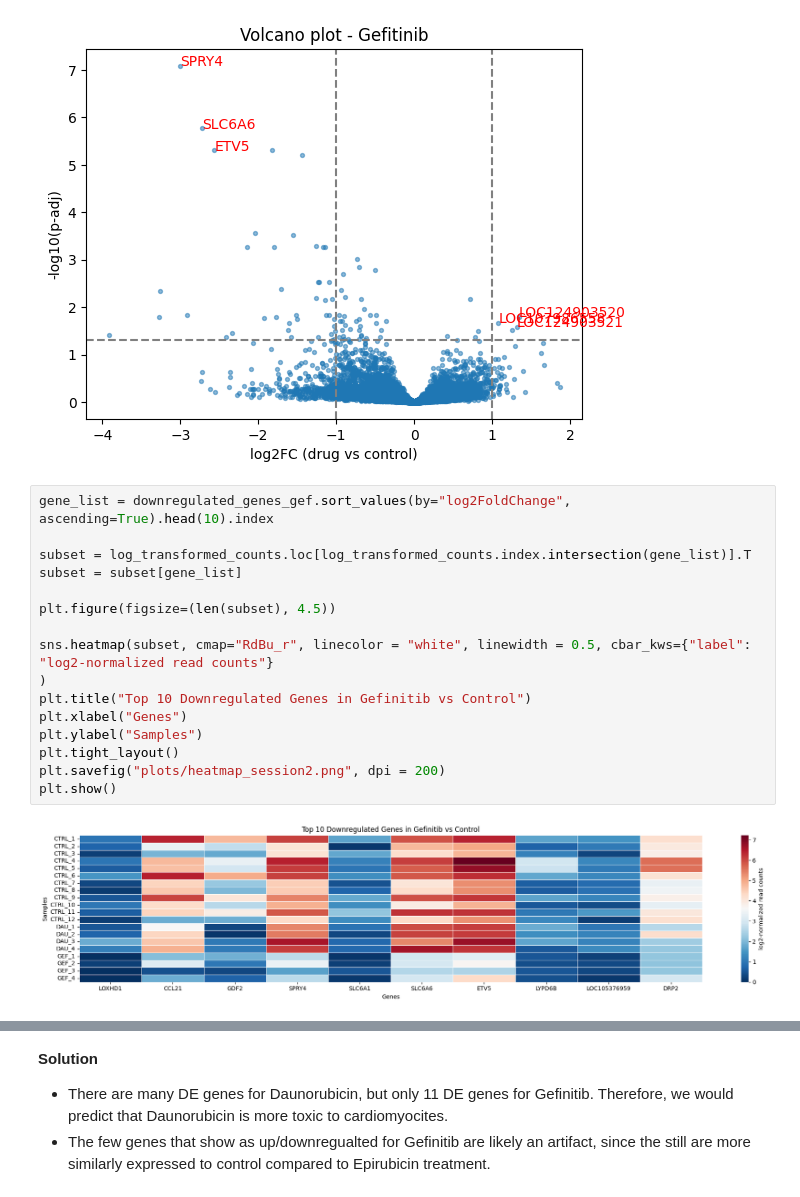
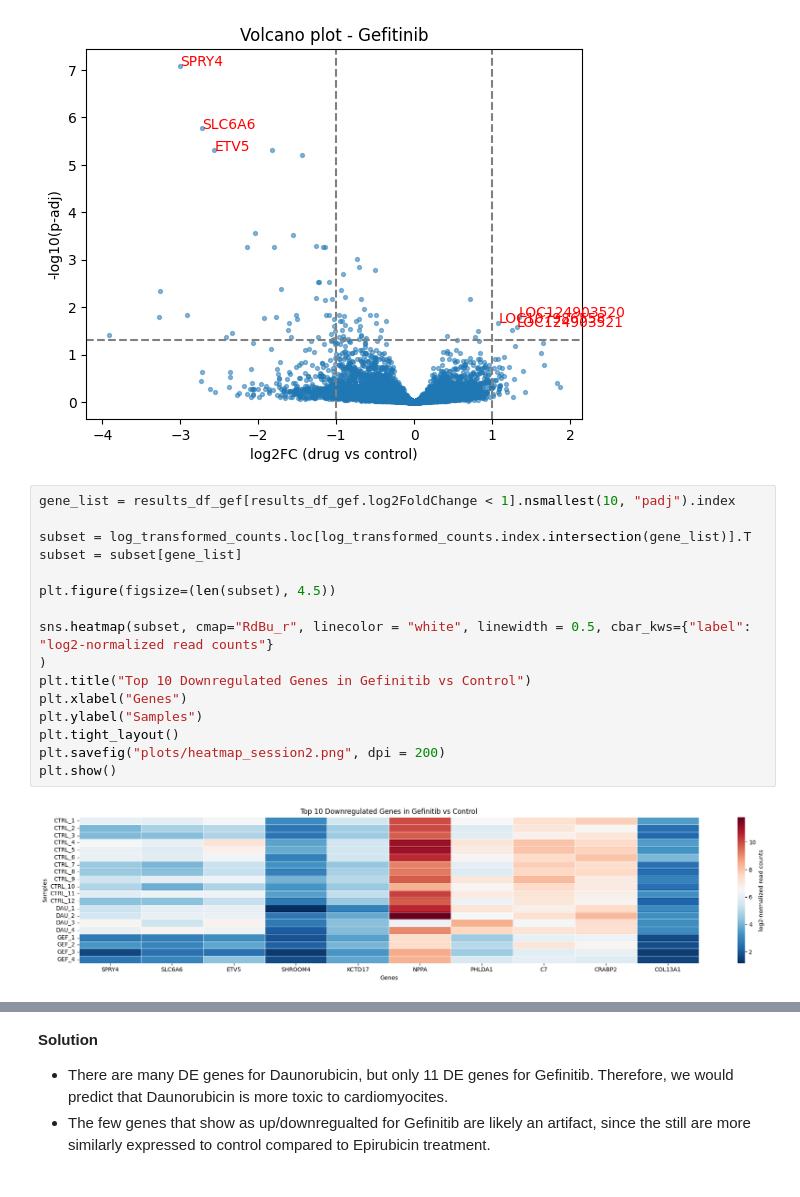
Before and after one commit to LACDR-CDS/SCDR_RNAseq, a Jupyter notebook: Session3and4/group2_solution.ipynb, the cells around one changed output, grey strips where cells are left out. Cells and saved outputs as stored; diff of their text form.

```diff
--- a/Session3and4/group2_solution.ipynb
+++ b/Session3and4/group2_solution.ipynb
@@ -486,20 +485,20 @@ plt.show()
 # %% [output]
 [figure]
 # %%
-gene_list = downregulated_genes_gef.sort_values(by="log2FoldChange", ascending=True).head(10).index
+gene_list = results_df_gef[results_df_gef.log2FoldChange < 1].nsmallest(10, "padj").index
 
 subset = log_transformed_counts.loc[log_transformed_counts.index.intersection(gene_list)].T
 subset = subset[gene_list]
 
 plt.figure(figsize=(len(subset), 4.5))
 
 sns.heatmap(subset, cmap="RdBu_r", linecolor = "white", linewidth = 0.5, cbar_kws={"label": "log2-normalized read counts"}
 )
 plt.title("Top 10 Downregulated Genes in Gefinitib vs Control")
 plt.xlabel("Genes")
 plt.ylabel("Samples")
 plt.tight_layout()
 plt.savefig("plots/heatmap_session2.png", dpi = 200)
 plt.show()
 # %% [output]
-[figure, old version]
+[figure, new version]
```
Also changed, not shown: parts of 8 cells of this notebook.
